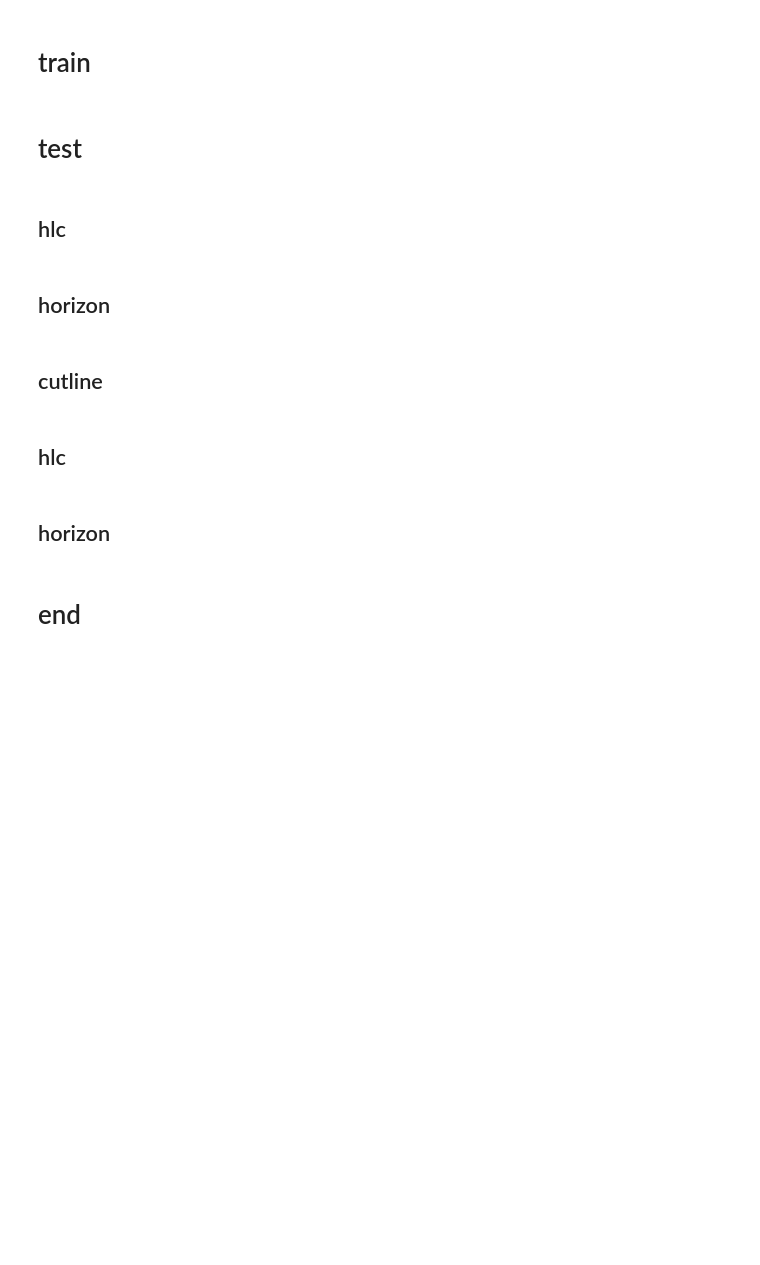
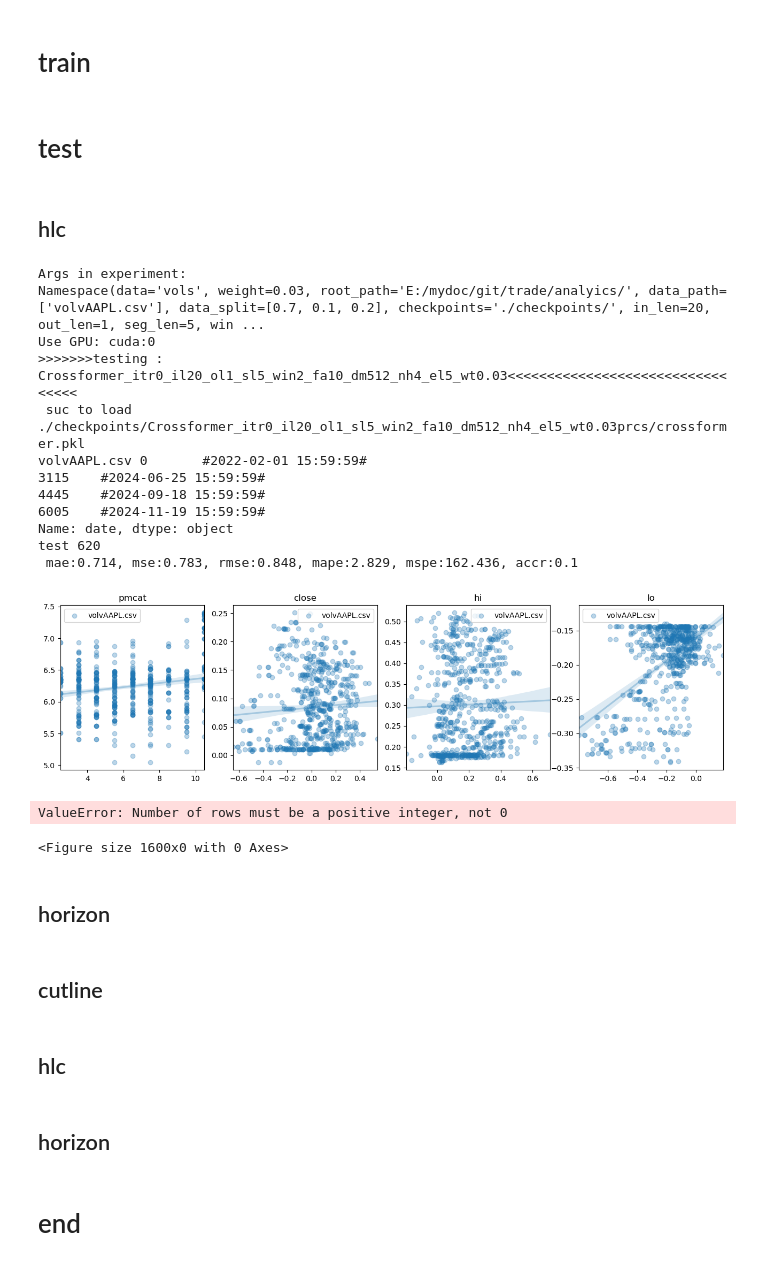
Before and after one commit to jerronl/Crossformer, a Jupyter notebook: colabrun.ipynb, the cells around one changed output. Saved outputs shown, nothing was run; the diff lists cells and outputs as text; code cells hidden in the pictures; blank space fills up the shorter version.

```diff
--- a/colabrun.ipynb
+++ b/colabrun.ipynb
@@ -2,7 +2,7 @@
 # setup
 # %%
 run_test=True
-run_test=False
+# run_test=False
 epochs=(1,1,1)
 epochs=(15,500,3)
 cutdate='2024-06-30'
@@ -50,7 +52,7 @@ from utils.tools import string_split
 parser = argparse.ArgumentParser(description="CrossFormer")
 
 parser.add_argument("--data", type=str, default="vols", help="data")
-parser.add_argument("--weight", type=str, default=0.003, help="data")
+parser.add_argument("--weight", type=str, default=0.04, help="data")
 parser.add_argument(
     "--root_path", type=str, default=mydrive, help="root path of the data file"
 )
@@ -319,6 +321,8 @@ plot_metric(metrics,labels)
 # %%
 from data.data_loader import DatasetMTS
 from data.data_def import data_columns, data_names
+import pandas as pd
+
 test_set='prcs'
 data_parser = {
     "vols": {
@@ -350,35 +354,49 @@ for i in range(itr):
       preds = preds[:, -n_categories:]
       trues = trues[:,0]
       df = pd.DataFrame(preds, columns=[f"{i}" for i in range(1, n_categories + 1)])
       df['True_Label'] = trues
       # Sum probabilities for each true category
       summed_probs = df.groupby('True_Label').sum().T
       ax = axes[j]
       for col in summed_probs.columns:
           ax.plot(summed_probs.index, summed_probs[col], label=f'Col {col}')
 
       # Add labels to each line
       for col in summed_probs.columns:
           icol=int(col+.5)
           ax.text(
               x=summed_probs.index[icol-1],  # Place at the last x-coordinate
               y=summed_probs[col].iloc[icol-1],  # Place at the last y-coordinate
               s=f'{icol}',  # Label
               fontsize=8,  # Font size for labels
               verticalalignment='center',  # Align text vertically
               horizontalalignment='left'  # Align text horizontally
           )
 
       # Add rug plots
-      sns.rugplot(x=trues, color=f'C{j+1}', ax=ax, height=0.05)
-      sns.rugplot(y=preds, color=f'C{j+1}', ax=ax, height=0.05, axis="y")
 
       ax.set_title(f'{tables[j]}_{i}')
       axes[j].set_xlim(1, n_categories)
   plt.show()
 
 print(metrics)
 plot_metric(metrics,labels)
+# %% [output]
+Args in experiment:
+Namespace(data='vols', weight=0.03, root_path='E:/mydoc/git/trade/analyics/', data_path=['volvAAPL.csv'], data_split=[0.7, 0.1, 0.2], checkpoints='./checkpoints/', in_len=20, out_len=1, seg_len=5, win ...
+Use GPU: cuda:0
+>>>>>>>testing : Crossformer_itr0_il20_ol1_sl5_win2_fa10_dm512_nh4_el5_wt0.03<<<<<<<<<<<<<<<<<<<<<<<<<<<<<<<<<
+ suc to load ./checkpoints/Crossformer_itr0_il20_ol1_sl5_win2_fa10_dm512_nh4_el5_wt0.03prcs/crossformer.pkl
+volvAAPL.csv 0       #2022-02-01 15:59:59#
+3115    #2024-06-25 15:59:59#
+4445    #2024-09-18 15:59:59#
+6005    #2024-11-19 15:59:59#
+Name: date, dtype: object
+test 620
+ mae:0.714, mse:0.783, rmse:0.848, mape:2.829, mspe:162.436, accr:0.1
+[figure, added]
+ValueError: Number of rows must be a positive integer, not 0
+<Figure size 1600x0 with 0 Axes>
 # %% [markdown]
 ## horizon
 # %%
```
Also changed, not shown: parts of 2 cells of this notebook, 1 other file.
